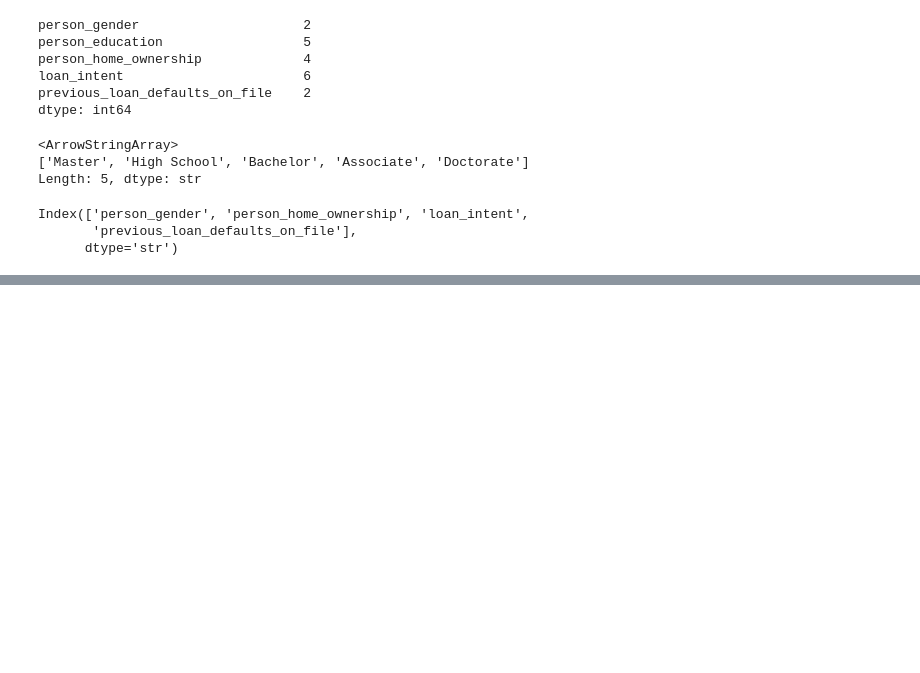
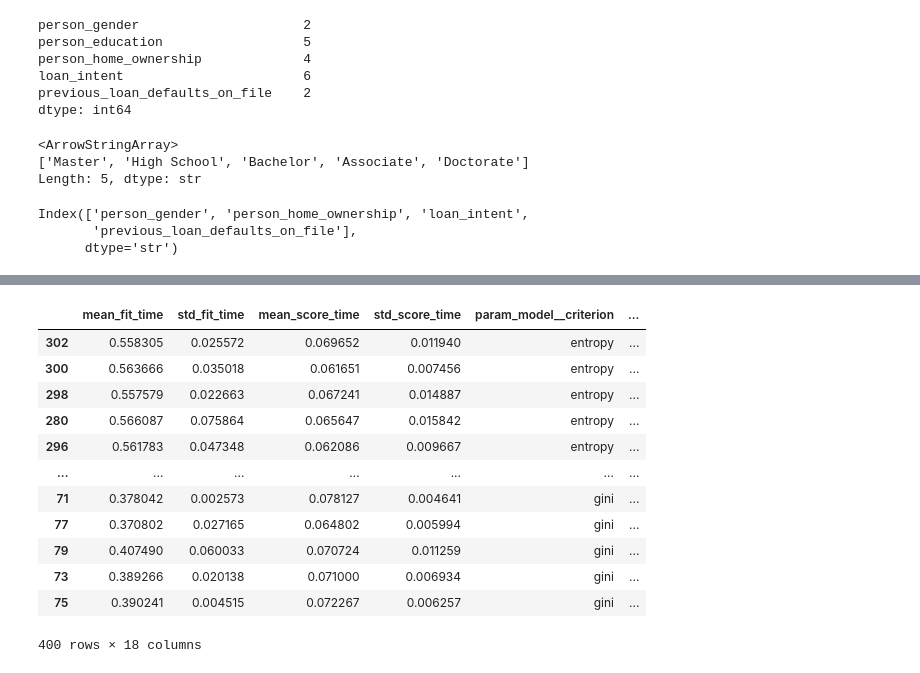
Before and after one commit to Ammarah-d/ML, a Jupyter notebook: LOAN/GS_LAD.ipynb, the cells around one changed output, grey strips where cells are left out. Cells and saved outputs as stored; diff of their text form; code cells hidden in the pictures; blank space fills up the shorter version.

```diff
--- a/LOAN/GS_LAD.ipynb
+++ b/LOAN/GS_LAD.ipynb
@@ -98,0 +217,16 @@ You can try to debug the error by setting error_score='raise'.
+# %%
+results.sort_values(by='rank_test_score')
+# %% [output]
+|  | mean_fit_time | std_fit_time | mean_score_time | std_score_time | param_model__criterion | ... |
+| 302 | 0.558305 | 0.025572 | 0.069652 | 0.011940 | entropy | ... |
+| 300 | 0.563666 | 0.035018 | 0.061651 | 0.007456 | entropy | ... |
+| 298 | 0.557579 | 0.022663 | 0.067241 | 0.014887 | entropy | ... |
+| 280 | 0.566087 | 0.075864 | 0.065647 | 0.015842 | entropy | ... |
+| 296 | 0.561783 | 0.047348 | 0.062086 | 0.009667 | entropy | ... |
+| ... | ... | ... | ... | ... | ... | ... |
+| 71 | 0.378042 | 0.002573 | 0.078127 | 0.004641 | gini | ... |
+| 77 | 0.370802 | 0.027165 | 0.064802 | 0.005994 | gini | ... |
+| 79 | 0.407490 | 0.060033 | 0.070724 | 0.011259 | gini | ... |
+| 73 | 0.389266 | 0.020138 | 0.071000 | 0.006934 | gini | ... |
+| 75 | 0.390241 | 0.004515 | 0.072267 | 0.006257 | gini | ... |
+400 rows × 18 columns
```
Also changed, not shown: parts of 9 cells of this notebook, 1 other file.
